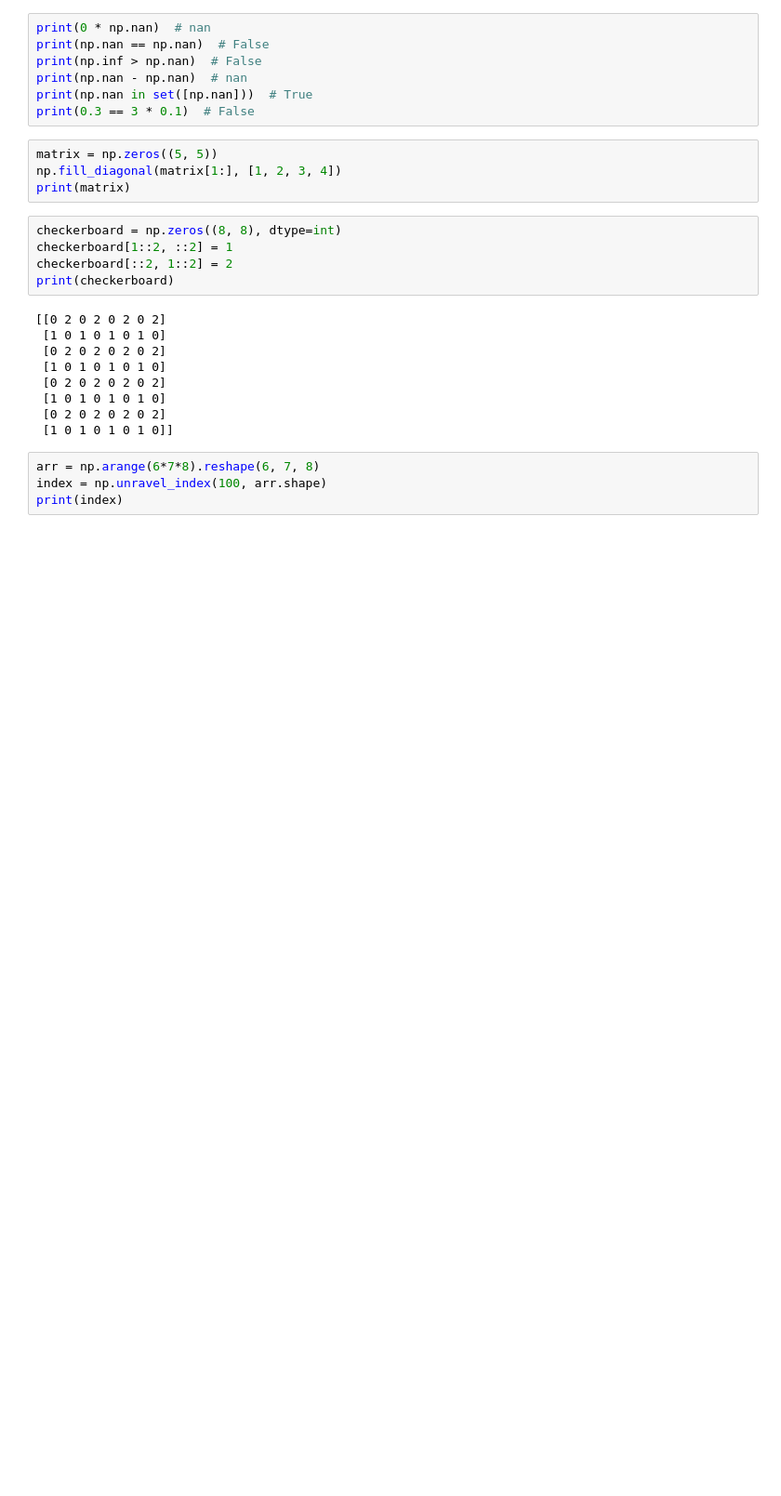
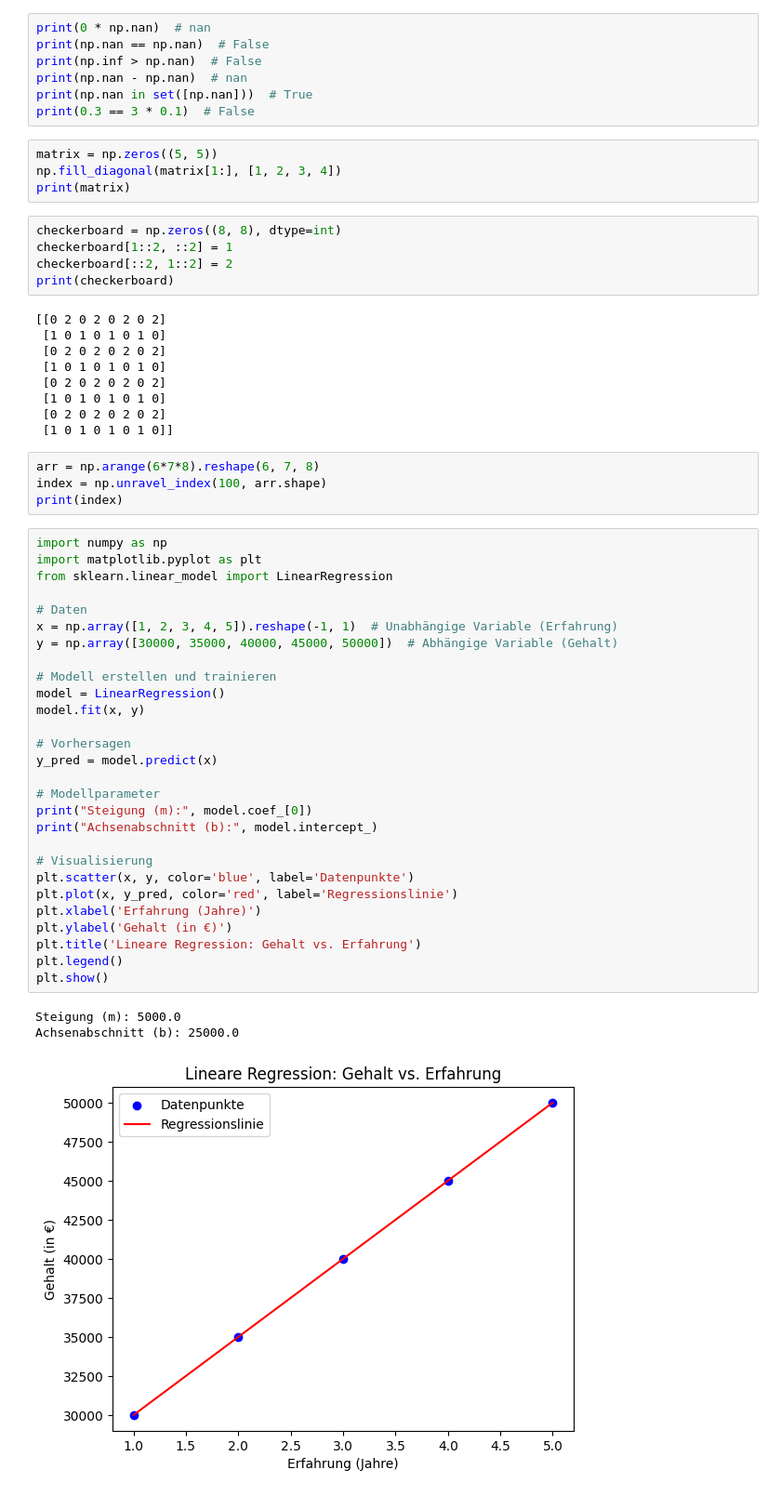
Before and after one commit to Matz21X/2024_25_5BHITS, a Jupyter notebook: INSY/Numpy Aufgabe 1/Numpy1.ipynb, the cells around one changed output. Shown at 93% size. Drawn from its saved outputs; the diff is of its cells as text; blank space fills up the shorter version.

```diff
--- a/INSY/Numpy Aufgabe 1/Numpy1.ipynb
+++ b/INSY/Numpy Aufgabe 1/Numpy1.ipynb
@@ -91,3 +91,35 @@ print(checkerboard)
 arr = np.arange(6*7*8).reshape(6, 7, 8)
 index = np.unravel_index(100, arr.shape)
 print(index)
+# %%
+import numpy as np
+import matplotlib.pyplot as plt
+from sklearn.linear_model import LinearRegression
+
+# Daten
+x = np.array([1, 2, 3, 4, 5]).reshape(-1, 1)  # Unabhängige Variable (Erfahrung)
+y = np.array([30000, 35000, 40000, 45000, 50000])  # Abhängige Variable (Gehalt)
+
+# Modell erstellen und trainieren
+model = LinearRegression()
+model.fit(x, y)
+
+# Vorhersagen
+y_pred = model.predict(x)
+
+# Modellparameter
+print("Steigung (m):", model.coef_[0])
+print("Achsenabschnitt (b):", model.intercept_)
+
+# Visualisierung
+plt.scatter(x, y, color='blue', label='Datenpunkte')
+plt.plot(x, y_pred, color='red', label='Regressionslinie')
+plt.xlabel('Erfahrung (Jahre)')
+plt.ylabel('Gehalt (in €)')
+plt.title('Lineare Regression: Gehalt vs. Erfahrung')
+plt.legend()
+plt.show()
+# %% [output]
+Steigung (m): 5000.0
+Achsenabschnitt (b): 25000.0
+[figure, added]
```
